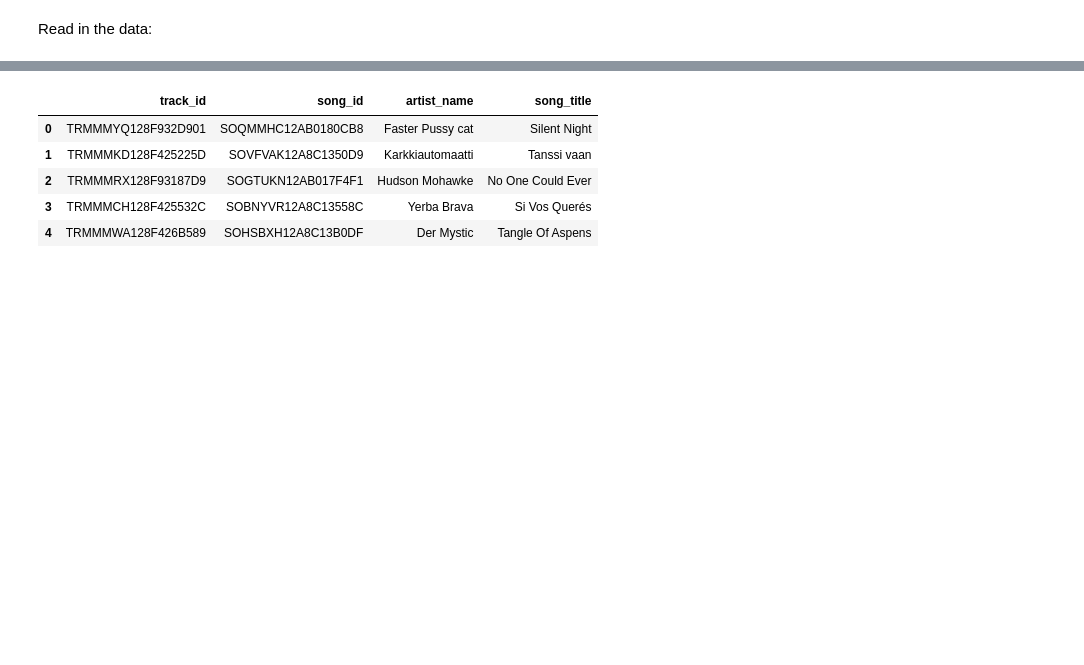
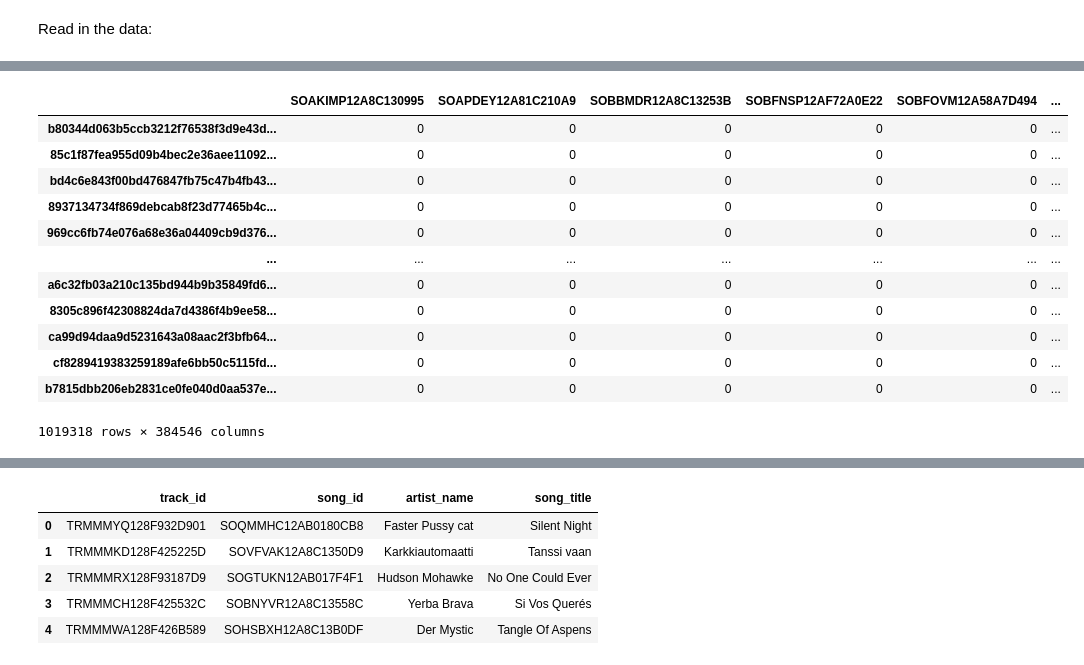
Before and after one commit to matijasipek/comp_tools, a Jupyter notebook: item-item collaborative filtering.ipynb, the cells around one changed output, grey strips where cells are left out. Drawn from its saved outputs; the diff is of its cells as text; code cells hidden in the pictures; blank space fills up the shorter version.

Commit message:
load as sparse matrix

```diff
--- a/item-item collaborative filtering.ipynb
+++ b/item-item collaborative filtering.ipynb
@@ -15,5 +18,3 @@ A subset of 1000 triplets can be found in triplets_1000.txt, where each line is
     userID \tab songID \tab play_count
 # %% [markdown]
 Read in the data:
-# %%
-user_profiles = pd.read_csv('triplets_50000.txt', sep='\t', names = ['userID','songID', 'play_count'])
@@ -76,2 +20,0 @@ Pivot to tranform the data from long to wide:
-# %%
-user_profiles = user_profiles.pivot(index='userID', columns='songID', values='play_count')
@@ -94,0 +21,33 @@ user_profiles
+# %%
+# load sparse preprocessed pandas dataframe if available
+if os.path.exists('df.pkl'):
+    with open('df.pkl', 'rb') as f:
+        user_profiles = pickle.load(f)
+# %%
+if not 'user_profiles' in globals():
+    frame = pd.read_csv('triplets_50000.txt', sep='\t', names = ['userID','songID', 'play_count'])
+# %%
+if not 'user_profiles' in globals():
+    person_u = list(frame.userID.unique())
+    thing_u = list(frame.songID.unique())
+
+    data = frame['play_count'].tolist()
+    row = frame.userID.astype('category').cat.codes
+    col = frame.songID.astype('category').cat.codes
+    sparse_matrix = csr_matrix((data, (row, col)), shape=(len(person_u), len(thing_u)))
+    user_profiles = pd.DataFrame.sparse.from_spmatrix(sparse_matrix, index=person_u, columns=thing_u)
+user_profiles
+# %% [output]
+|  | SOAKIMP12A8C130995 | SOAPDEY12A81C210A9 | SOBBMDR12A8C13253B | SOBFNSP12AF72A0E22 | SOBFOVM12A58A7D494 | ... |
+| b80344d063b5ccb3212f76538f3d9e43d... | 0 | 0 | 0 | 0 | 0 | ... |
+| 85c1f87fea955d09b4bec2e36aee11092... | 0 | 0 | 0 | 0 | 0 | ... |
+| bd4c6e843f00bd476847fb75c47b4fb43... | 0 | 0 | 0 | 0 | 0 | ... |
+| 8937134734f869debcab8f23d77465b4c... | 0 | 0 | 0 | 0 | 0 | ... |
+| 969cc6fb74e076a68e36a04409cb9d376... | 0 | 0 | 0 | 0 | 0 | ... |
+| ... | ... | ... | ... | ... | ... | ... |
+| a6c32fb03a210c135bd944b9b35849fd6... | 0 | 0 | 0 | 0 | 0 | ... |
+| 8305c896f42308824da7d4386f4b9ee58... | 0 | 0 | 0 | 0 | 0 | ... |
+| ca99d94daa9d5231643a08aac2f3bfb64... | 0 | 0 | 0 | 0 | 0 | ... |
+| cf8289419383259189afe6bb50c5115fd... | 0 | 0 | 0 | 0 | 0 | ... |
+| b7815dbb206eb2831ce0fe040d0aa537e... | 0 | 0 | 0 | 0 | 0 | ... |
+1019318 rows × 384546 columns
```
Also changed, not shown: parts of 19 cells of this notebook.
